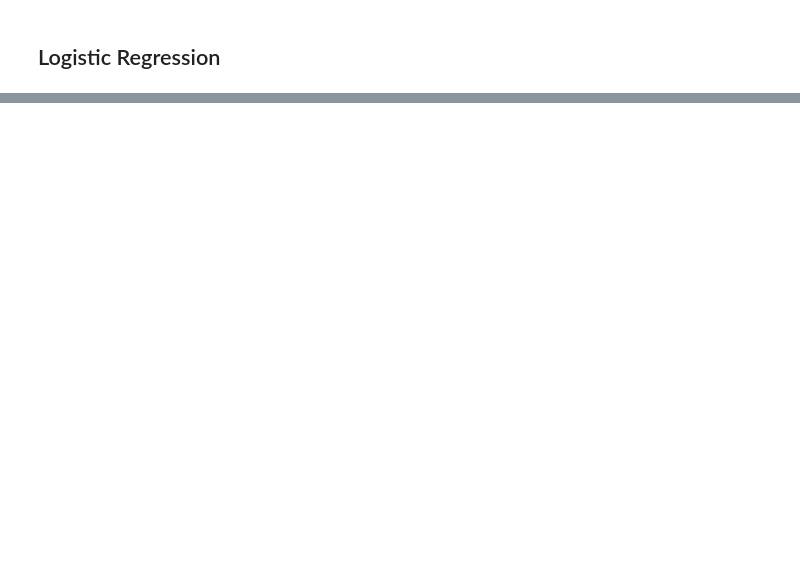
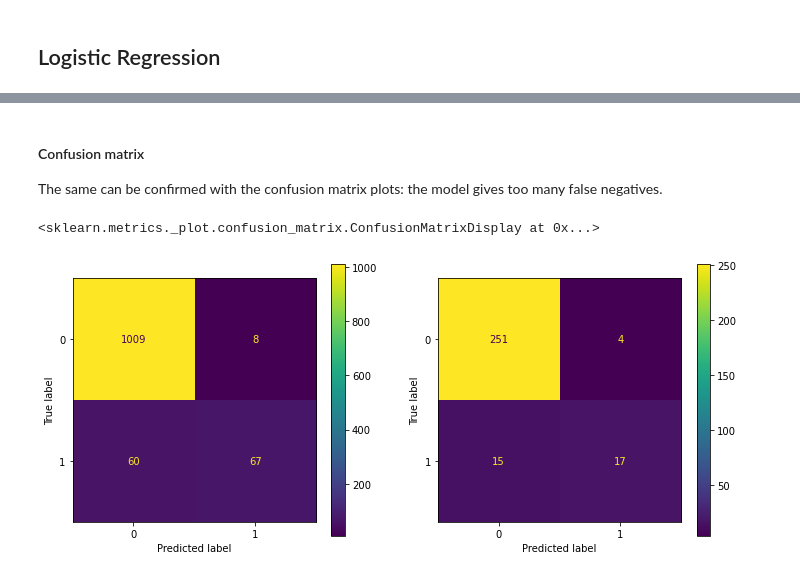
Before and after one commit to Jonkil/ML-project-2021-ESIEE, a Jupyter notebook: notebook_2.ipynb, the cells around one changed output, grey strips where cells are left out. Drawn from its saved outputs; the diff is of its cells as text; code cells hidden in the pictures; blank space fills up the shorter version.

```diff
--- a/notebook_2.ipynb
+++ b/notebook_2.ipynb
@@ -908,0 +823,29 @@ plot_confusion_matrix(estimator=search.best_estimator_, X=X_test, y_true=y_test,
+# %%
+from sklearn.tree import DecisionTreeClassifier
+
+# append classifier to preprocessing pipeline, now we have a full model training pipeline
+# the fixed hyper-parameters for the classifier model can be given here
+pipe = Pipeline(
+    steps=[("preprocessor", preprocessor),
+           ("decision_tree", DecisionTreeClassifier(random_state=0))]
+)
+
+# hyper-parameters for running the grid search over
+# the basic parameter here is max_depth that controls tree depth
+# and min_samples_split works as a regularization parameter for avoiding overfitting
+# class_weight takes into account the unbalanced target
+
+param_grid = {"decision_tree__max_depth": [3, 5, 7],
+              "decision_tree__criterion" : ["gini", "entropy"],
+              "decision_tree__min_samples_split" : [6, 10, 16],
+              "decision_tree__class_weight": [None, "balanced"]
+              }
+
+# grid search for finding best hyper-parameters for the model
+# scoring can be 'accuracy', 'f1_micro' or others
+# we choose 'f1_micro' because the metric should take into account the unbalanced target
+search = GridSearchCV(pipe, param_grid, cv=rskf, scoring='f1_micro', n_jobs=-1)
+search.fit(X_train, y_train)
+
+print("Best parameter (CV score=%0.3f):" % search.best_score_)
+print(search.best_params_)
@@ -908,0 +947,11 @@ plot_confusion_matrix(estimator=search.best_estimator_, X=X_test, y_true=y_test,
+# %% [markdown]
+#### Confusion matrix
+
+The same can be confirmed with the confusion matrix plots: the model gives too many false negatives.
+# %%
+fig, ax = plt.subplots(1,2, figsize=(12,5))
+plot_confusion_matrix(estimator=logistic_regression, X=X_train, y_true=y_train, ax=ax[0])
+plot_confusion_matrix(estimator=logistic_regression, X=X_test, y_true=y_test, ax=ax[1])
+# %% [output]
+<sklearn.metrics._plot.confusion_matrix.ConfusionMatrixDisplay at 0x...>
+[figure, added]
```
Also changed, not shown: parts of 48 cells of this notebook, 3 other files.
